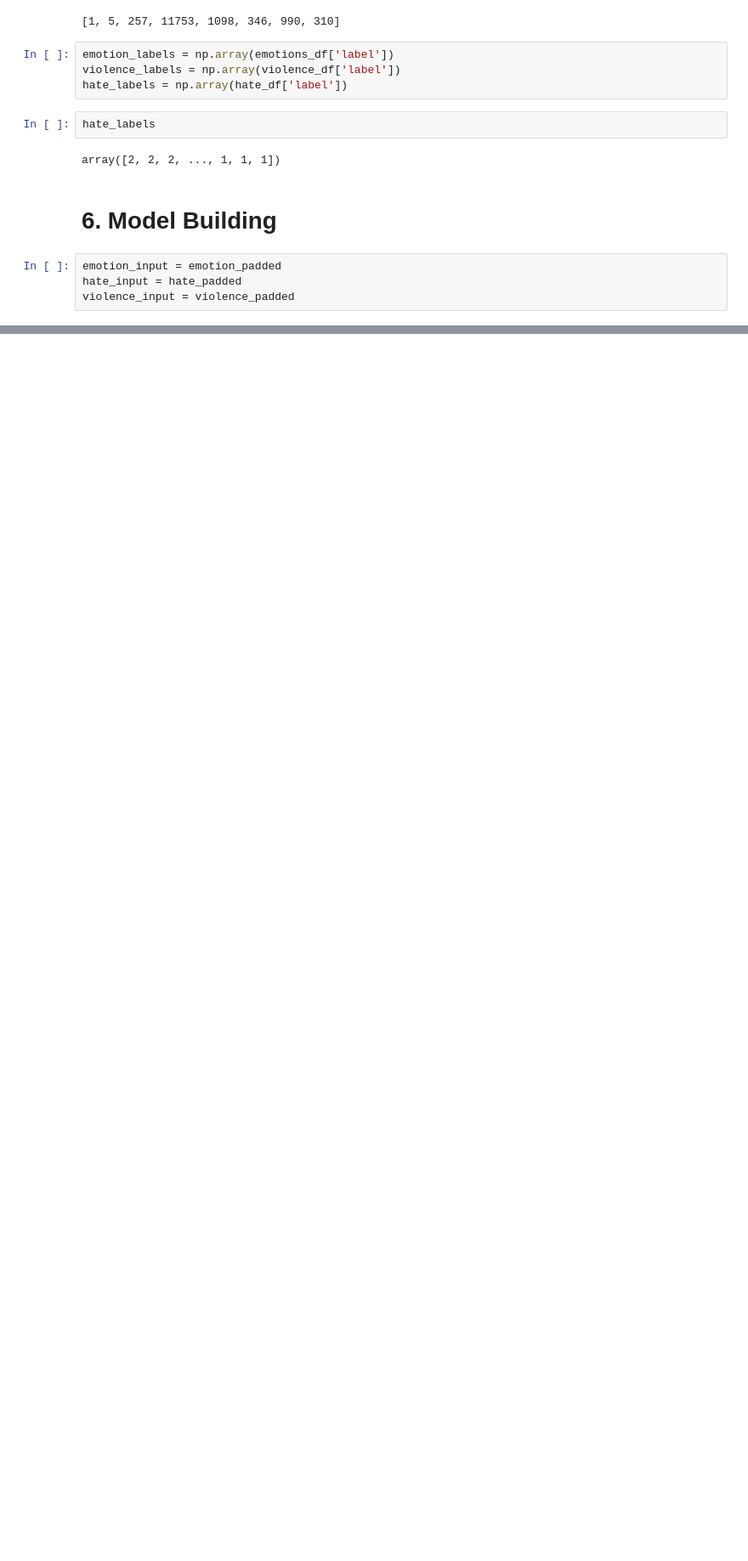
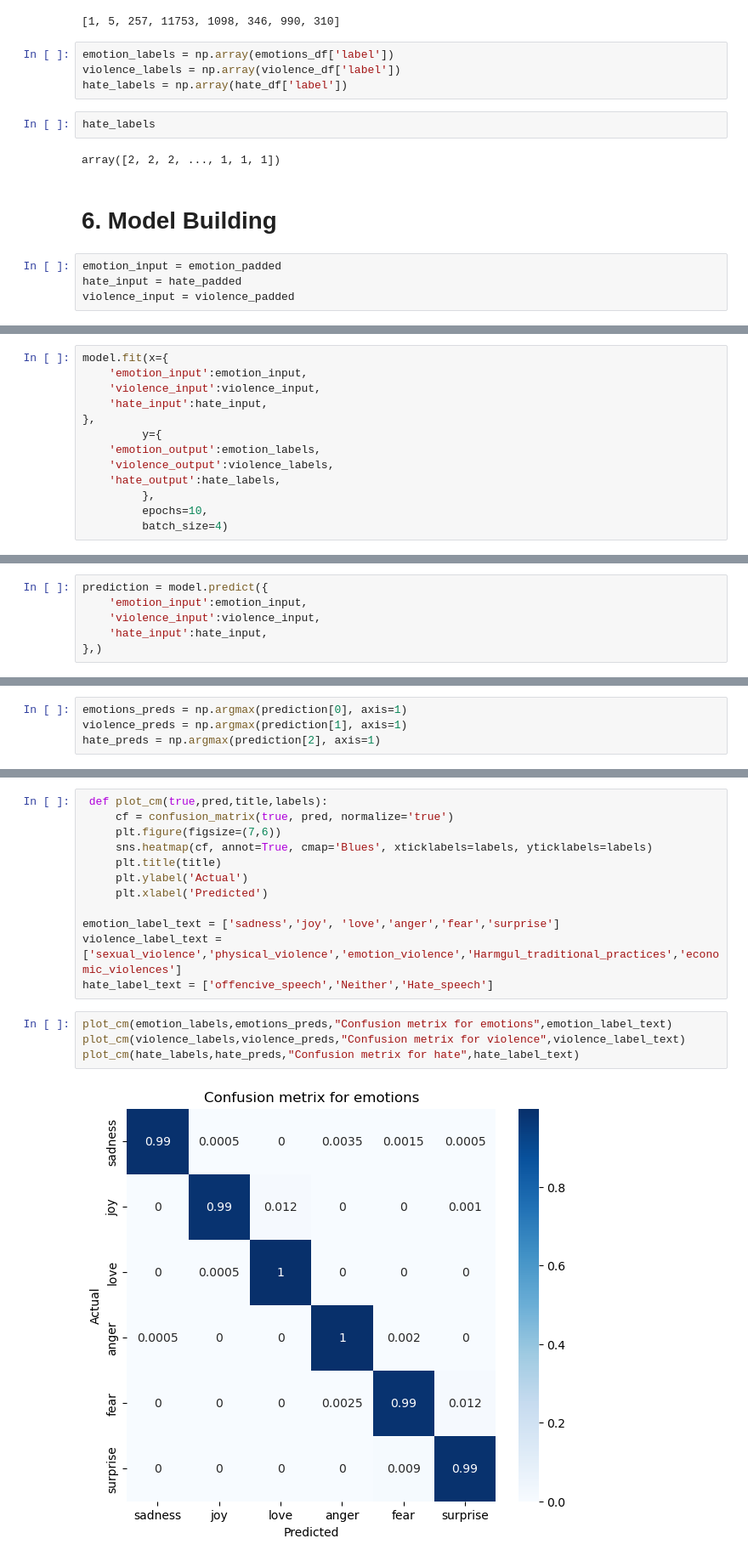
Before and after one commit to LLWICK/Multi-Task-NLP-model-with-LSTM-Emotions, a Jupyter notebook: Training/Training.ipynb, the cells around one changed output, grey strips where cells are left out. Shown: that part at 85% size. Drawn from its saved outputs; the diff is of its cells as text; blank space fills up the shorter version.

Commit message:
testing model

```diff
--- a/Training/Training.ipynb
+++ b/Training/Training.ipynb
@@ -384,0 +469,13 @@ violence_input = violence_padded
+# %%
+model.fit(x={
+    'emotion_input':emotion_input,
+    'violence_input':violence_input,
+    'hate_input':hate_input,
+},
+         y={
+    'emotion_output':emotion_labels,
+    'violence_output':violence_labels,
+    'hate_output':hate_labels,
+         },
+         epochs=10,
+         batch_size=4)
@@ -384,0 +506,6 @@ violence_input = violence_padded
+# %%
+prediction = model.predict({
+    'emotion_input':emotion_input,
+    'violence_input':violence_input,
+    'hate_input':hate_input,
+},)
@@ -384,0 +514,4 @@ violence_input = violence_padded
+# %%
+emotions_preds = np.argmax(prediction[0], axis=1)
+violence_preds = np.argmax(prediction[1], axis=1)
+hate_preds = np.argmax(prediction[2], axis=1)
@@ -384,0 +526,18 @@ violence_input = violence_padded
+# %%
+ def plot_cm(true,pred,title,labels):
+     cf = confusion_matrix(true, pred, normalize='true')
+     plt.figure(figsize=(7,6))
+     sns.heatmap(cf, annot=True, cmap='Blues', xticklabels=labels, yticklabels=labels)
+     plt.title(title)
+     plt.ylabel('Actual')
+     plt.xlabel('Predicted')
+
+emotion_label_text = ['sadness','joy', 'love','anger','fear','surprise']
+violence_label_text = ['sexual_violence','physical_violence','emotion_violence','Harmgul_traditional_practices','economic_violences']
+hate_label_text = ['offencive_speech','Neither','Hate_speech']
+# %%
+plot_cm(emotion_labels,emotions_preds,"Confusion metrix for emotions",emotion_label_text)
+plot_cm(violence_labels,violence_preds,"Confusion metrix for violence",violence_label_text)
+plot_cm(hate_labels,hate_preds,"Confusion metrix for hate",hate_label_text)
+# %% [output]
+[figure, added]
```
Also changed, not shown: parts of 22 cells of this notebook.
